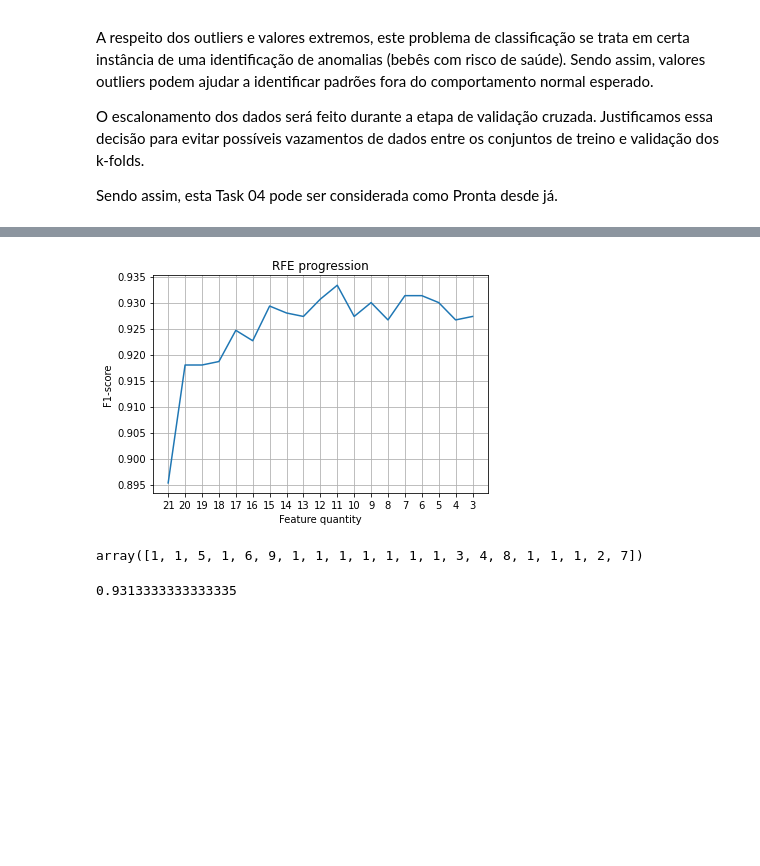
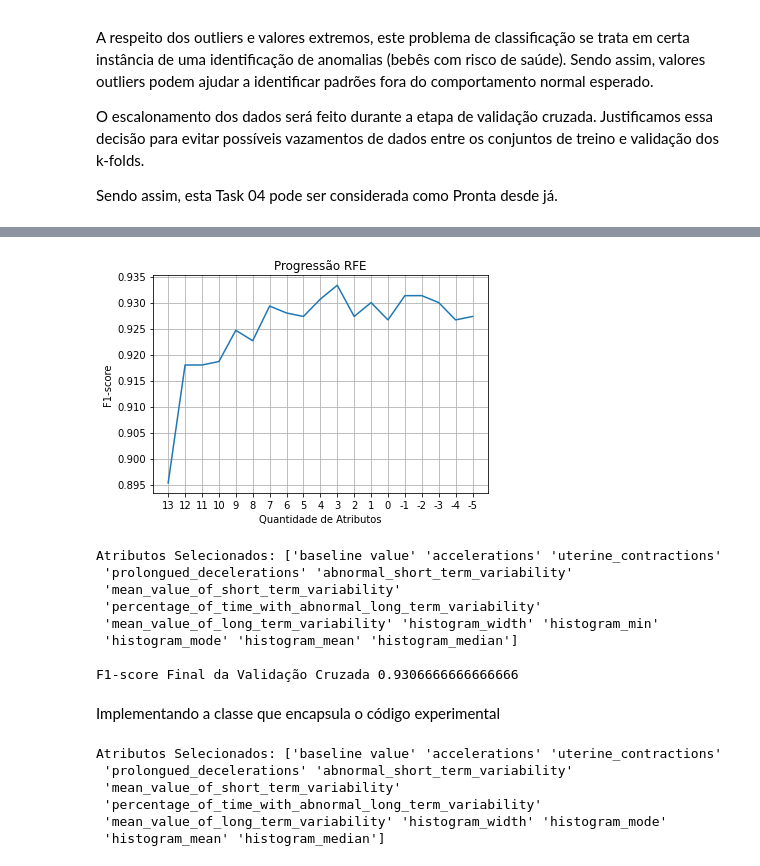
Before and after one commit to lucasthim/se4ds-final-assignment, a Jupyter notebook: notebooks/03_task04_task05_preprocessamento_escolha_modelos.ipynb, the cells around one changed output, grey strips where cells are left out. Cells and saved outputs as stored; diff of their text form; code cells hidden in the pictures; blank space fills up the shorter version.

Commit message:
making feature selector class

```diff
--- a/notebooks/03_task04_task05_preprocessamento_escolha_modelos.ipynb
+++ b/notebooks/03_task04_task05_preprocessamento_escolha_modelos.ipynb
@@ -160,21 +97,17 @@ rfe_feature_selector.cv_results_
 # %%
 mean_score_result = rfe_feature_selector.cv_results_["mean_test_score"]
 feature_quantity = X.shape[1]
 min_feature_quantity = feature_quantity - mean_score_result.shape[0]
 feature_quantity_progression = [str(x) for x in range(feature_quantity,min_feature_quantity,-1)]
 
 plt.plot(feature_quantity_progression,mean_score_result)
-plt.title("RFE progression")
-plt.xlabel("Feature quantity")
+plt.title("Progressão RFE")
+plt.xlabel("Quantidade de Atributos")
 plt.ylabel("F1-score")
 plt.grid(True)
 plt.show()
 # %% [output]
-[figure, old version]
+[figure, new version]
-# %%
-rfe_feature_selector.ranking_
-# %% [output]
-array([1, 1, 5, 1, 6, 9, 1, 1, 1, 1, 1, 1, 1, 3, 4, 8, 1, 1, 1, 2, 7])
 # %%
 selected_features = rfe_feature_selector.get_feature_names_out()
 X,y = df_train[selected_features],df_train[target].values.ravel()
@@ -184,6 +117,29 @@ scores = cross_val_score(estimator=RandomForestClassifier(min_samples_split=3, m
                 X=X,y=y,
                 scoring=f1_score_micro,
                 n_jobs=-1)
-scores.mean()
+
+print("Atributos Selecionados:",selected_features)
+print("\nF1-score Final da Validação Cruzada",scores.mean())
 # %% [output]
-0.9313333333333335
+Atributos Selecionados: ['baseline value' 'accelerations' 'uterine_contractions'
+ 'prolongued_decelerations' 'abnormal_short_term_variability'
+ 'mean_value_of_short_term_variability'
+ 'percentage_of_time_with_abnormal_long_term_variability'
+ 'mean_value_of_long_term_variability' 'histogram_width' 'histogram_min'
+ 'histogram_mode' 'histogram_mean' 'histogram_median']
+
+F1-score Final da Validação Cruzada 0.9306666666666666
+# %% [markdown]
+Implementando a classe que encapsula o código experimental
+# %%
+from feature_selector import FeatureSelector
+
+selector = FeatureSelector()
+selector.select_best_features(X=X,y=y)
+# %% [output]
+Atributos Selecionados: ['baseline value' 'accelerations' 'uterine_contractions'
+ 'prolongued_decelerations' 'abnormal_short_term_variability'
+ 'mean_value_of_short_term_variability'
+ 'percentage_of_time_with_abnormal_long_term_variability'
+ 'mean_value_of_long_term_variability' 'histogram_width' 'histogram_mode'
+ 'histogram_mean' 'histogram_median']
```
Also changed, not shown: parts of 9 cells of this notebook, 3 other files.
